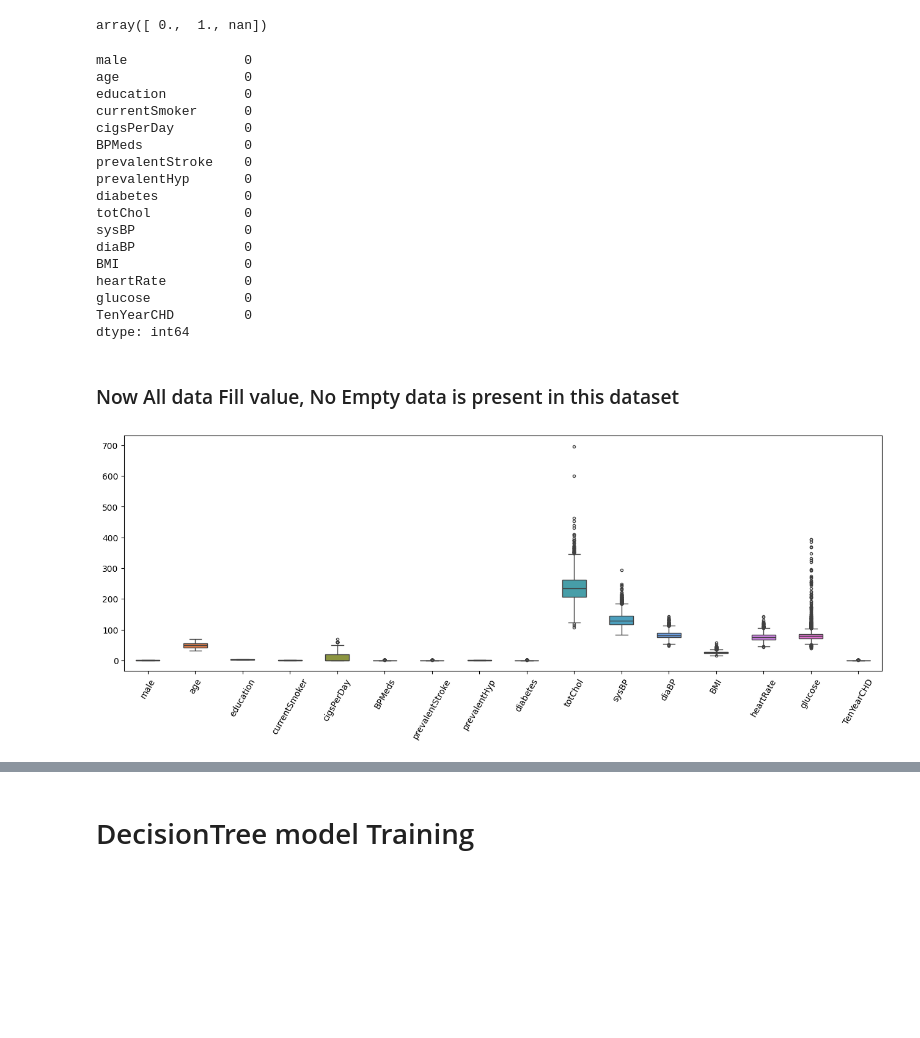
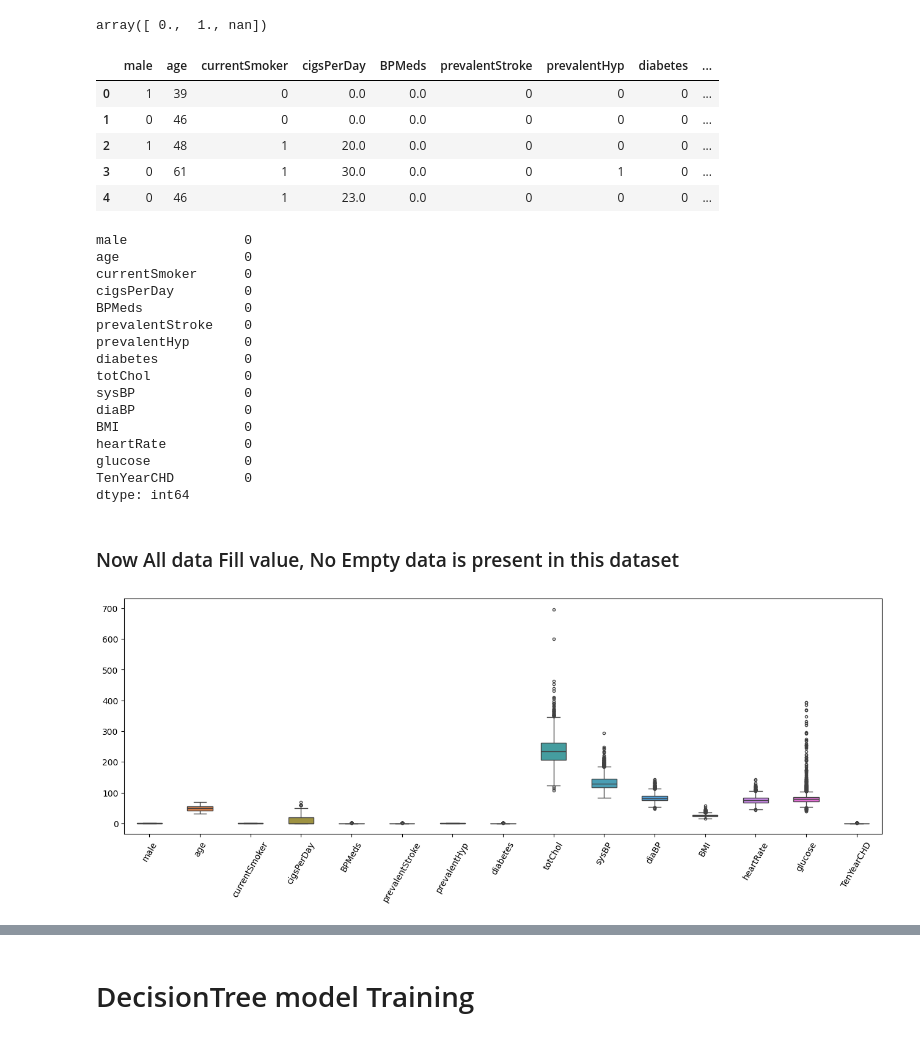
Before and after one commit to Ktrimalrao/Heart-diseases-prediction, a Jupyter notebook: notebook/EDA.ipynb, the cells around one changed output, grey strips where cells are left out. Cells and saved outputs as stored; diff of their text form; code cells hidden in the pictures; blank space fills up the shorter version.

```diff
--- a/notebook/EDA.ipynb
+++ b/notebook/EDA.ipynb
@@ -71,12 +71,21 @@ df['totChol']=df['totChol'].replace(np.nan,236.6)
 df['BMI'] = df['BMI'].replace(np.nan,df['BMI'].mean())
 df['glucose'] = df['glucose'].replace(np.nan,df['glucose'].mean())
 df['heartRate']=df['heartRate'].replace(np.nan,75.32)
+# %%
+df.drop("education",axis=1,inplace=True)
+df.head()
+# %% [output]
+|  | male | age | currentSmoker | cigsPerDay | BPMeds | prevalentStroke | prevalentHyp | diabetes | ... |
+| 0 | 1 | 39 | 0 | 0.0 | 0.0 | 0 | 0 | 0 | ... |
+| 1 | 0 | 46 | 0 | 0.0 | 0.0 | 0 | 0 | 0 | ... |
+| 2 | 1 | 48 | 1 | 20.0 | 0.0 | 0 | 0 | 0 | ... |
+| 3 | 0 | 61 | 1 | 30.0 | 0.0 | 0 | 1 | 0 | ... |
+| 4 | 0 | 46 | 1 | 23.0 | 0.0 | 0 | 0 | 0 | ... |
 # %%
 df.isnull().sum()
 # %% [output]
 male               0
 age                0
-education          0
 currentSmoker      0
 cigsPerDay         0
 BPMeds             0
@@ -99,7 +108,7 @@ sns.boxplot(data=df, width= 0.5,ax=ax,  fliersize=3)
 ax.set_xticklabels(ax.get_xticklabels(), rotation=60)
 plt.show()
 # %% [output]
-[figure, old version]
+[figure, new version]
 # %%
 sns.pairplot(df, hue="TenYearCHD", markers=["o", "s"])
 plt.show()
```
Also changed, not shown: parts of 14 cells of this notebook, 4 other files.
